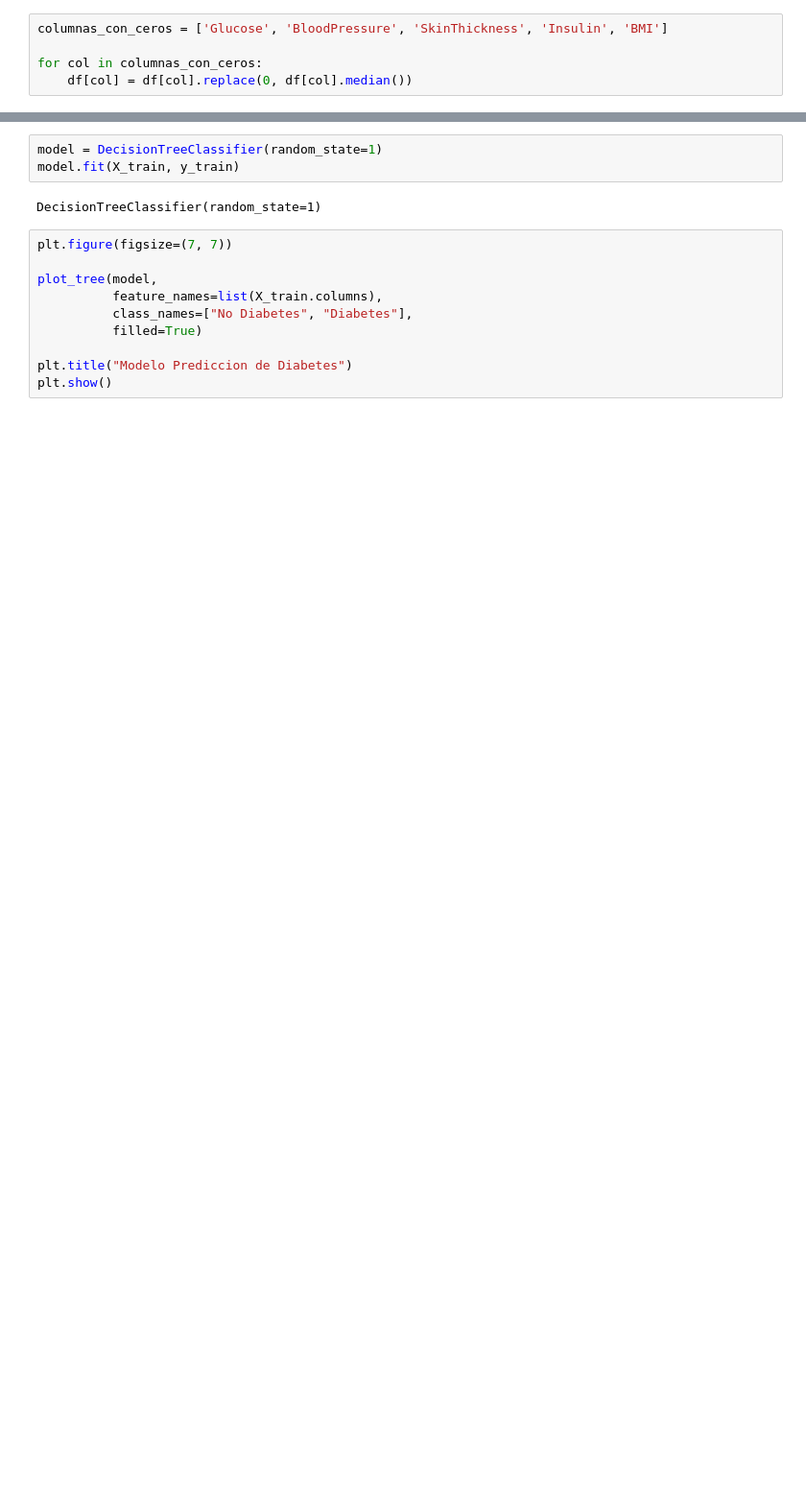
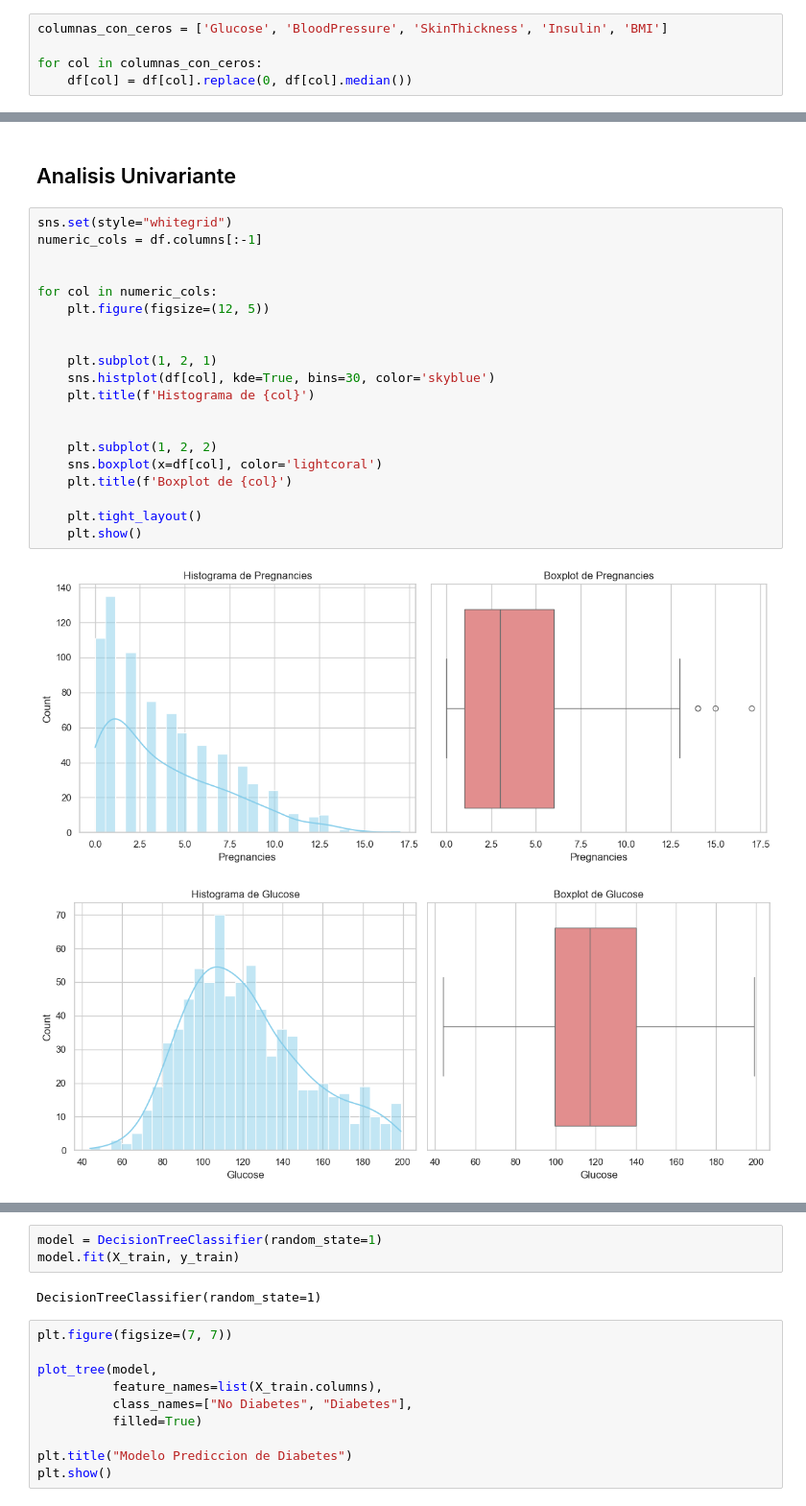
Before and after one commit to 4GeeksAcademy/najuvgz-intro-ml, a Jupyter notebook: src/04-decision-tree.ipynb, the cells around one changed output, grey strips where cells are left out. Shown at 96% size. Saved outputs shown, nothing was run; the diff lists cells and outputs as text; blank space fills up the shorter version.

```diff
--- a/src/04-decision-tree.ipynb
+++ b/src/04-decision-tree.ipynb
@@ -79,0 +138,25 @@ for col in columnas_con_ceros:
+# %% [markdown]
+## Analisis Univariante
+# %%
+sns.set(style="whitegrid")
+numeric_cols = df.columns[:-1]
+
+
+for col in numeric_cols:
+    plt.figure(figsize=(12, 5))
+
+
+    plt.subplot(1, 2, 1)
+    sns.histplot(df[col], kde=True, bins=30, color='skyblue')
+    plt.title(f'Histograma de {col}')
+
+
+    plt.subplot(1, 2, 2)
+    sns.boxplot(x=df[col], color='lightcoral')
+    plt.title(f'Boxplot de {col}')
+
+    plt.tight_layout()
+    plt.show()
+# %% [output]
+[figure, added]
+[figure, added]
```
Also changed, not shown: parts of 28 cells of this notebook, 2 other files.
